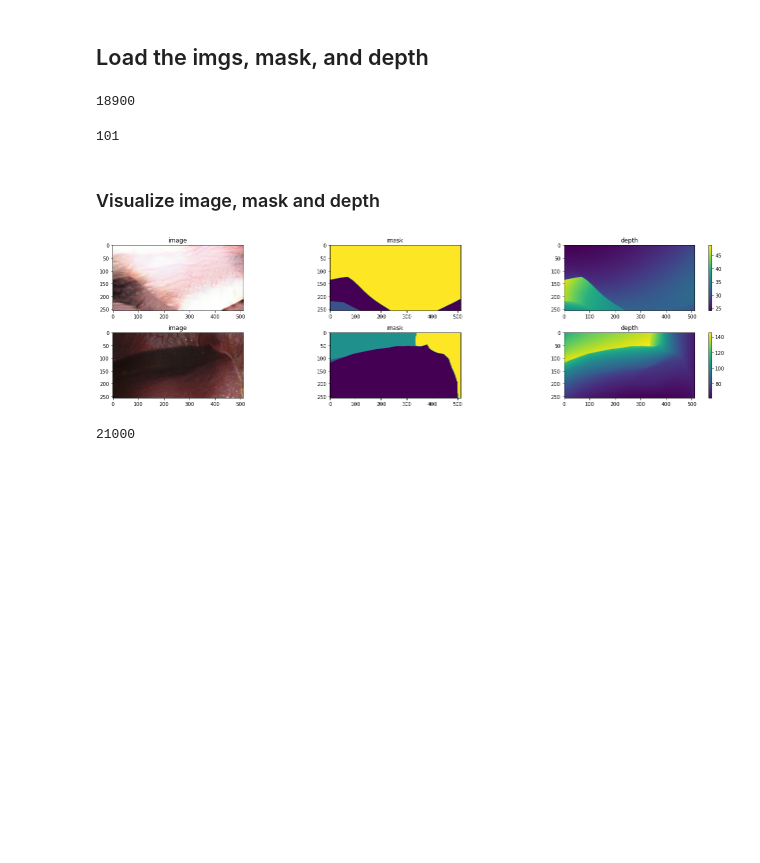
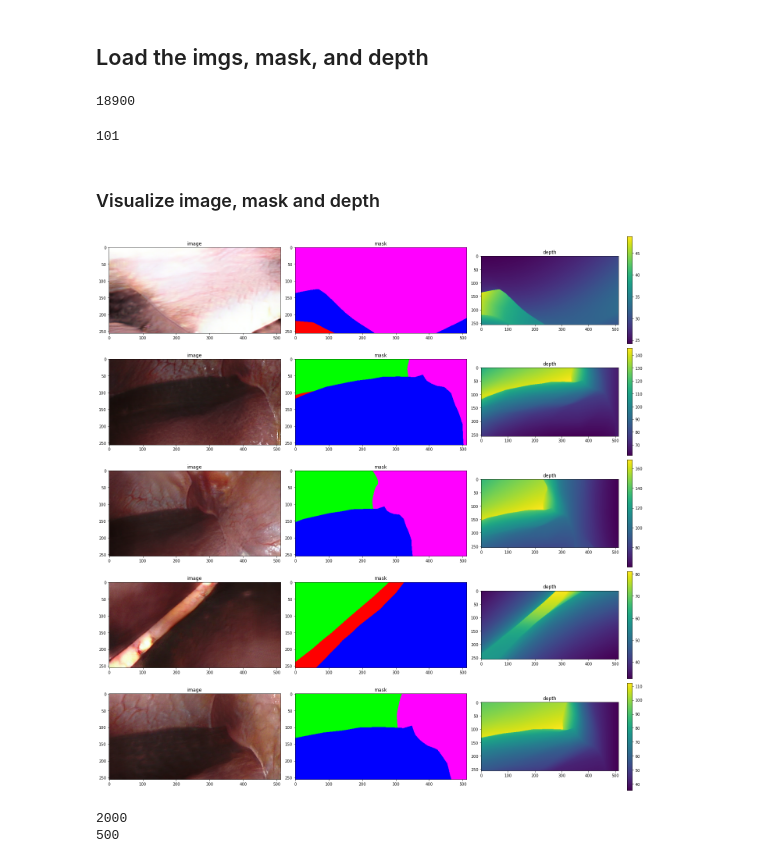
Before and after one commit to Bidur-Khanal/vaal, a Jupyter notebook: visulalize_data.ipynb, the cells around one changed output. Cells and saved outputs as stored; diff of their text form; code cells hidden in the pictures; blank space fills up the shorter version.

```diff
--- a/visulalize_data.ipynb
+++ b/visulalize_data.ipynb
@@ -416,6 +416,7 @@ class LiverSegDataset(Dataset):
                             depth_transform = self.transform_z , scale = self.scale, flip= self.flip, resize= self.resize, crop= self.crop)
 
         mask = self.encode_target(mask)
+        mask = self.decode_target(mask)
 
         return image, mask, depth
 
@@ -504,28 +505,35 @@ print (i)
 # %%
 import matplotlib.pyplot as plt
 # visualize the images
-f, axarr = plt.subplots(2,3, figsize = (20,5))
+f, axarr = plt.subplots(5,3, figsize = (20,20))
 cnt = 0
-for i in range(2):
+for i in range(5):
     invTrans = transforms.Compose([ transforms.Normalize(mean = [ 0., 0., 0. ],
                                                      std = [ 1/0.5, 1/0.5, 1/0.5 ]),
                                 transforms.Normalize(mean = [ -0.5, -0.5, -0.5 ],
                                                      std = [ 1., 1., 1. ]),
                                ])
     axarr[i,0].imshow(invTrans(imgs[i]).permute(1,2,0))
     axarr[i,0].set_title("image")
 
     axarr[i,1].imshow(masks[i])
     axarr[i,1].set_title("mask")
 
 
     d = axarr[i,2].imshow(depths[i].squeeze(0))
     axarr[i,2].set_title("depth")
     plt.colorbar(d, ax=axarr[i, 2])
 
     plt.tight_layout()
+
+
+# Seg_classes('liver', 0, (0, 0, 255), 'blue'),
+# Seg_classes('stomach', 1, (255, 0, 0), 'red'),
+# Seg_classes('abdominal wall', 2, (0, 255, 0), 'green'),
+# Seg_classes('gallbladder', 3, (0, 255, 255), 'cyan'),
+# Seg_classes('ligament', 4, (255, 0, 255), 'magenta')
 # %% [output]
-[figure, old version]
+[figure, new version]
 # %%
 import os
 import numpy as np
@@ -611,7 +619,11 @@ class LiverSegDataset(Dataset):
         random.seed(0)  #every time set the same seed
         test_ratio = 0.1
         test_indices = random.sample(all_indices, int(test_ratio*len(all_indices)))[0:500]
-        train_indices = np.setdiff1d(list(all_indices), test_indices)[0:2000]
+        train_indices = np.setdiff1d(list(all_indices), test_indices)
+
+        random.seed(0)
+        np.random.shuffle(train_indices)
+        train_indices = train_indices[0:2000]
 
         train_files = {'images': self.image_files[train_indices], 'masks': self.mask_files[train_indices], 'depths': self.depth_files[train_indices]}
         test_files = {'images': self.image_files[test_indices], 'masks': self.mask_files[test_indices], 'depths': self.depth_files[test_indices]}
@@ -619,8 +631,8 @@ class LiverSegDataset(Dataset):
         np.save('train_files_curated.npy', train_files)
         np.save('test_files_curated.npy',test_files)
 
-        print (len(train_files))
-        print (len(test_files))
+        print (len(train_files['masks']))
+        print (len(test_files['masks']))
 
         ## clip the list of images to debug
         # self.image_files = self.image_files[0:1000]
@@ -740,4 +752,5 @@ def preprocess(image, mask, depth= None, transform = None, target_transform = No
 
 dataset = LiverSegDataset("data/liver_seg_dataset")
 # %% [output]
-21000
+2000
+500
```
Also changed, not shown: 4 other files.
